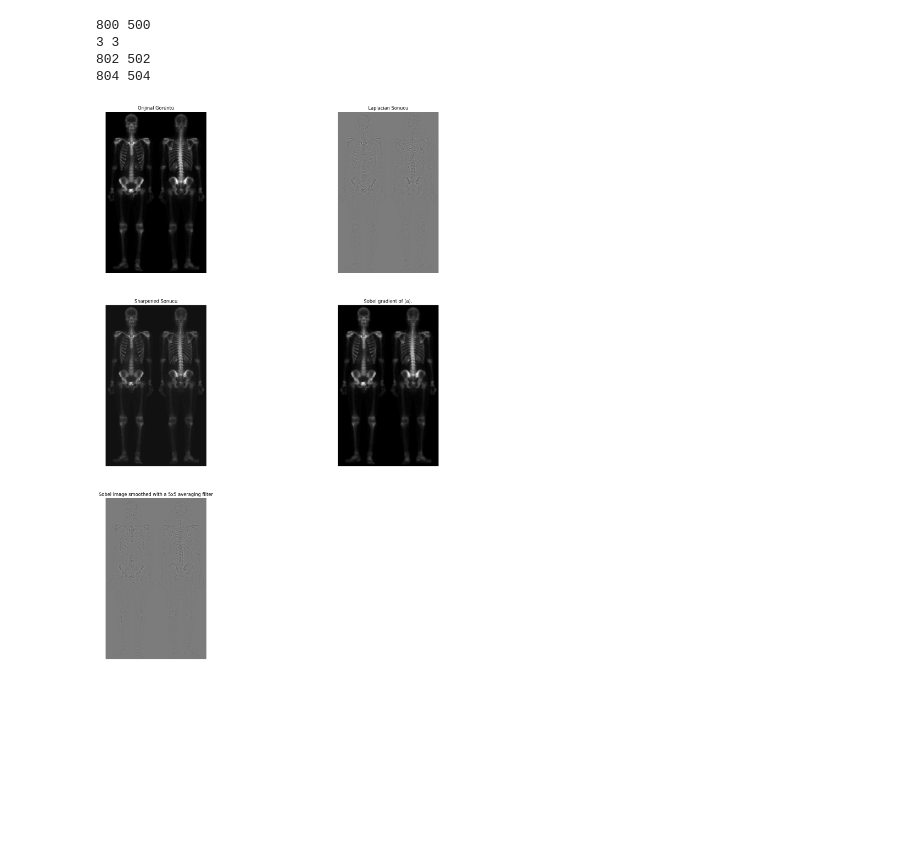
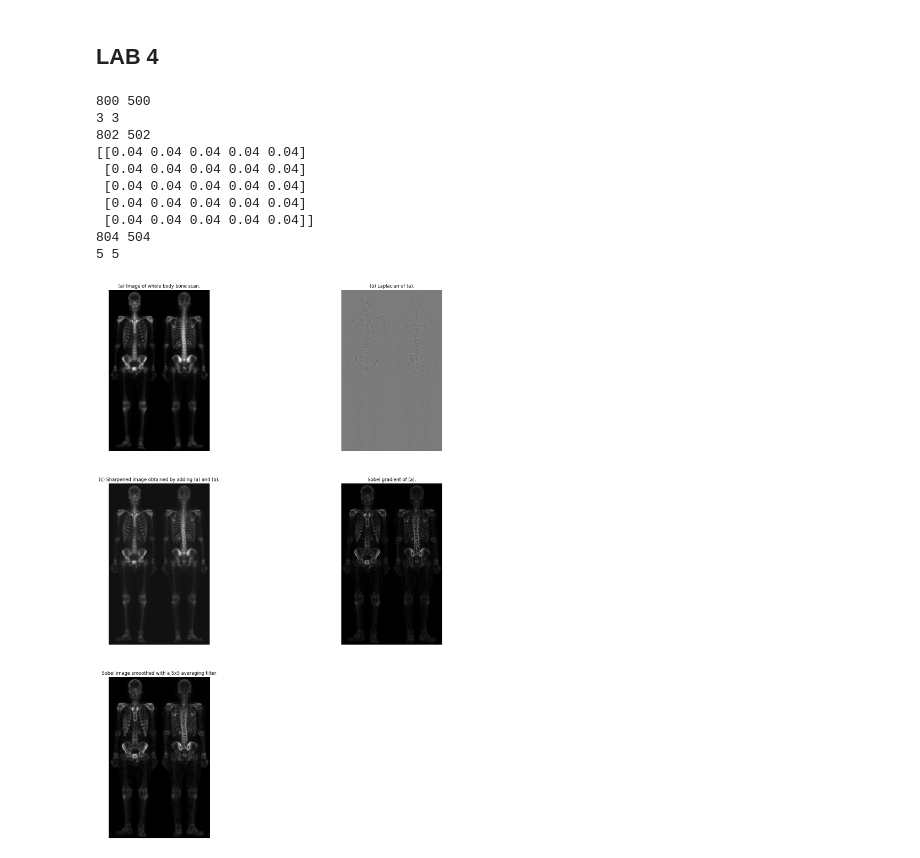
Before and after one commit to beyzanrcam/Image_Processing, a Jupyter notebook: LAB04/210102002037_BEYZANUR_CAM_LAB4.ipynb, the cells around one changed output. Drawn from its saved outputs; the diff is of its cells as text; code cells hidden in the pictures; blank space fills up the shorter version.

```diff
--- a/LAB04/210102002037_BEYZANUR_CAM_LAB4.ipynb
+++ b/LAB04/210102002037_BEYZANUR_CAM_LAB4.ipynb
@@ -1,3 +1,5 @@
+# %% [markdown]
+## LAB 4
 # %%
 import numpy as np
 from matplotlib import pyplot as plt
@@ -99,6 +101,21 @@ class PGMImage:
         inverse_image = np.conj(inverse_conj_output) # çıkış değerinin de konjugesi alınır ve original image elde edilir.
 
         return inverse_image
+
+
+    def myImageCorrelation(self, kernel): # kernel dışarıdan verilir
+        k_height, k_width = kernel.shape # kernelin yükseklik ve genişliği .shape ile elde edilir
+        g = np.zeros((self.height, self.width), dtype=np.float32) # çıkış değerini tutmak için imagein boyutlarında 0'lardan oluşan liste oluşturulur            pixels_2d = np.array(self.pixels, dtype=np.uint8).reshape((self.height, self.width)) # orjinal imagein pixelleri boyutlandırlır
+
+        for x in range(0 , self.height): # orjinal görüntünün her pixelinde işlem yapmak için for döngüsü kurulur
+            for y in range(0, self.width):
+                for s in range(-k_height//2, k_height//2): # kernelin her bir değerinde işlem yapmak için for döngüleri kurulur
+                    for t in range(-k_width//2, k_width//2):
+                        if x+s >= 0 and x+s < self.height and y+t >= 0 and y+t < self.width: # sınır noktalar tanımlanır
+                            g[x][y] += kernel[s][t] * pixels_2d[x+s][y+t] # çıkış değerine kernelin ile orjinal görüntünün her bir pixel değeriyle çarpılıp toplanmış değeri atanır
+
+            #self.pixels = self.myImageLinearScale(self.pixels) # pixeller scale edilir
+        return g # çıkış değeri iki boyutlu olarak döndürülür
 # %%
 image = PGMImage('Fig0343(a)(skeleton_orig).pgm')
 kernel = np.array([[0, 1, 0],
@@ -113,19 +130,13 @@ MK, NK = kernel.shape
 print(image.height, image.width)
 print(MK, NK)
 
+n_point = image.width + NK - 1
 m_point = image.height + MK - 1
-n_point = image.width + NK - 1
-
-pad_shape = (image.height + MK - 1, image.width + NK - 1 )
-kernel_padded = np.zeros(pad_shape)
-kernel_padded[:MK, :NK] = kernel
-
-MK1, NK1 = kernel_padded.shape
-print(MK1, NK1)
+print(m_point, n_point)
 
 F_image = image.my2Dfft(image.pixels_2d, m_point, n_point)
 
-F_kernel = image.my2Dfft(kernel_padded, m_point, n_point)
+F_kernel = image.my2Dfft(kernel, m_point, n_point)
 
 # Kernel ve Görüntü'nün frekans alanındaki çarpımı
 F_result = F_image * F_kernel
@@ -145,42 +156,34 @@ sobel_x = np.array( [[-1,-2,-1],
                     [0, 0, 0],
                     [1, 2, 1]])
 
-sobel_y = np.array( [[-1, 0,-1],
-                    [-2, 0, -2],
-                    [-1, 0, -1]])
+sobel_y = np.array( [[-1, 0, 1],
+                    [-2, 0, 2],
+                    [-1, 0, 1]])
 
-sobel_x_padded = np.zeros(pad_shape)
-sobel_x_padded[:MK, :NK] = sobel_x
 
-sobel_y_padded = np.zeros(pad_shape)
-sobel_y_padded[:MK, :NK] = sobel_y
-
-F_sobel_X = image.my2Dfft(sobel_x_padded,m_point, n_point)
-F_sobel_Y = image.my2Dfft(sobel_y_padded,m_point, n_point)
+F_sobel_X = image.my2Dfft(sobel_x, m_point, n_point)
+F_sobel_Y = image.my2Dfft(sobel_y, m_point, n_point)
 
 F_x_result = F_image * F_sobel_X
 F_y_result = F_image * F_sobel_Y
 
-gx = image.my2Difft(F_x_result, m_point, n_point)
-gy = image.my2Difft(F_y_result, m_point, n_point)
+gx = np.real(image.my2Difft(F_x_result, m_point, n_point))
+gy = np.real(image.my2Difft(F_y_result, m_point, n_point))
 
 g = np.abs(gx) + np.abs(gy)
 ###########################################################
-average_filter = np.array( [[1,1,1,1,1],
-                            [1,1,1,1,1],
-                            [1,1,1,1,1],
-                            [1,1,1,1,1],
-                            [1,1,1,1,1]])
+average_filter = np.ones((5, 5)) / 25
+print(average_filter)
 MA, NA = average_filter.shape
 
-pad_shape_avg = (image.height + MA - 1, image.width + NA - 1 )
-average_filter_padded = np.zeros(pad_shape_avg)
-average_filter_padded[:MA, :NA] = average_filter
 
 m_point_avg = image.height + MA - 1
 n_point_avg = image.width + NA - 1
 
-F_average_filter = image.my2Dfft(average_filter_padded, m_point_avg, n_point_avg)
+print(m_point_avg, n_point_avg)
+print(MA, NA)
+
+F_average_filter = image.my2Dfft(average_filter, m_point_avg, n_point_avg)
 F_g = image.my2Dfft(g, m_point_avg, n_point_avg)
 
 F_avg_result = F_g * F_average_filter
@@ -189,38 +192,47 @@ avg_result = image.my2Difft(F_avg_result, m_point_avg, n_point_avg)
 avg_result_real = np.real(avg_result)
 
 ###########################################################
+## add sharperned to averaged
+###########################################################
 
 plt.figure(figsize=(20, 35))
 
 plt.subplot(4, 2, 1)
-plt.title("Orijinal Görüntü")
+plt.title("(a) Image of whole body bone scan.")
 plt.axis('off')
 plt.imshow(image.pixels_2d, cmap="gray")
 
 plt.subplot(4, 2, 2)
-plt.title("Laplacian Sonucu")
+plt.title("(b) Laplacian of (a).")
 plt.axis('off')
 plt.imshow(result_real, cmap="gray")
 
 plt.subplot(4, 2, 3)
-plt.title("Sharpened Sonucu")
+plt.title("(c) Sharpened image obtained by adding (a) and (b).")
 plt.axis('off')
 plt.imshow(lap_result_real, cmap="gray")
 
 plt.subplot(4, 2, 4)
 plt.title("Sobel gradient of (a).")
 plt.axis('off')
 plt.imshow(g, cmap="gray")
 
 plt.subplot(4, 2, 5)
 plt.title("Sobel image smoothed with a 5x5 averaging filter")
 plt.axis('off')
 plt.imshow(avg_result_real, cmap="gray")
 
+
 plt.show()
 # %% [output]
 800 500
 3 3
 802 502
+[[0.04 0.04 0.04 0.04 0.04]
+ [0.04 0.04 0.04 0.04 0.04]
+ [0.04 0.04 0.04 0.04 0.04]
+ [0.04 0.04 0.04 0.04 0.04]
+ [0.04 0.04 0.04 0.04 0.04]]
 804 504
+5 5
-[figure, old version]
+[figure, new version]
```
Also changed, not shown: 3 other files.
